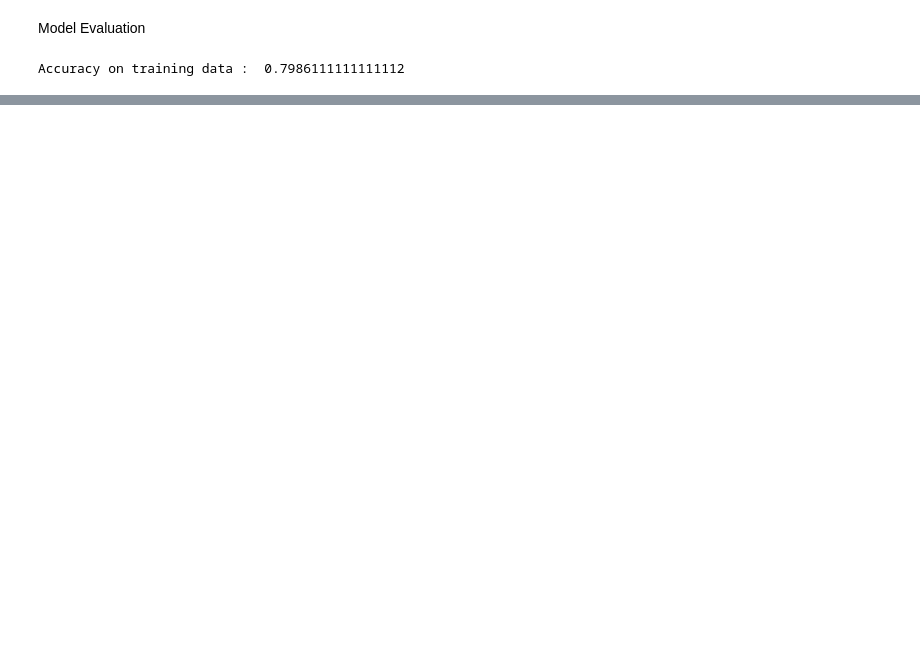
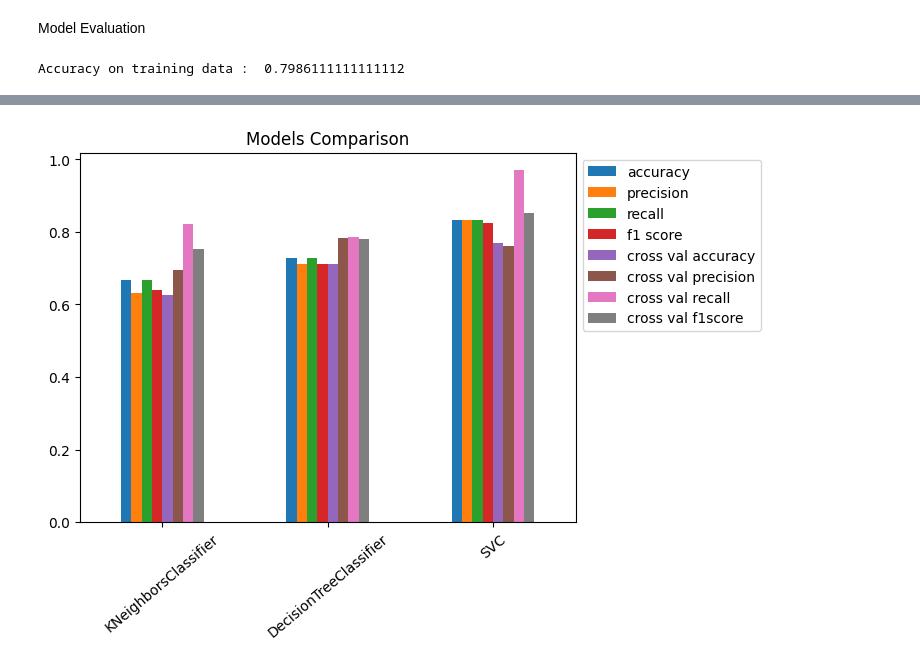
Before and after one commit to Irfa786/loanprediction, a Jupyter notebook: LoanStatusApproval.ipynb, the cells around one changed output, grey strips where cells are left out. Drawn from its saved outputs; the diff is of its cells as text; code cells hidden in the pictures; blank space fills up the shorter version.

```diff
--- a/LoanStatusApproval.ipynb
+++ b/LoanStatusApproval.ipynb
@@ -183,0 +194,20 @@ Support Vector Machine Model
+# %%
+np.random.seed = 0
+models = {
+    "KNeighborsClassifier":KNeighborsClassifier(),
+    "DecisionTreeClassifier":DecisionTreeClassifier(),
+    "SVC": svm.SVC(kernel="linear")
+}
+scores = pd.DataFrame(columns=["KNeighborsClassifier","DecisionTreeClassifier","SVC"],index=["accuracy","precision","recall","f1 score","cross val accuracy","cross val precision","cross val recall","cross val f1score"])
+
+
+for model, inst in models.items():
+  inst.fit(X_train, Y_train)
+  pred = inst.predict(X_test)
+  pre,recall,f1score,_=precision_recall_fscore_support(Y_test,pred,average="weighted")
+  cross_acc=np.mean(cross_val_score(inst,X_train,Y_train,scoring="accuracy"))
+  cross_pre=np.mean(cross_val_score(inst,X_train,Y_train,scoring="precision"))
+  cross_rec=np.mean(cross_val_score(inst,X_train,Y_train,scoring="recall"))
+  cross_f1=np.mean(cross_val_score(inst,X_train,Y_train,scoring="f1"))
+  scores[model] = [accuracy_score(Y_test, pred),pre,recall,f1score,cross_acc,cross_pre,cross_rec,cross_f1]
+  print(f"{model}:\n{scores[model]}\n")
@@ -210,0 +294,7 @@ Making a predictive system
+# %%
+scores.T.plot.bar()
+plt.title("Models Comparison")
+plt.legend(bbox_to_anchor=(1.0,1.0))
+plt.xticks(rotation=40);
+# %% [output]
+[figure, added]
```
Also changed, not shown: parts of 36 cells of this notebook.
